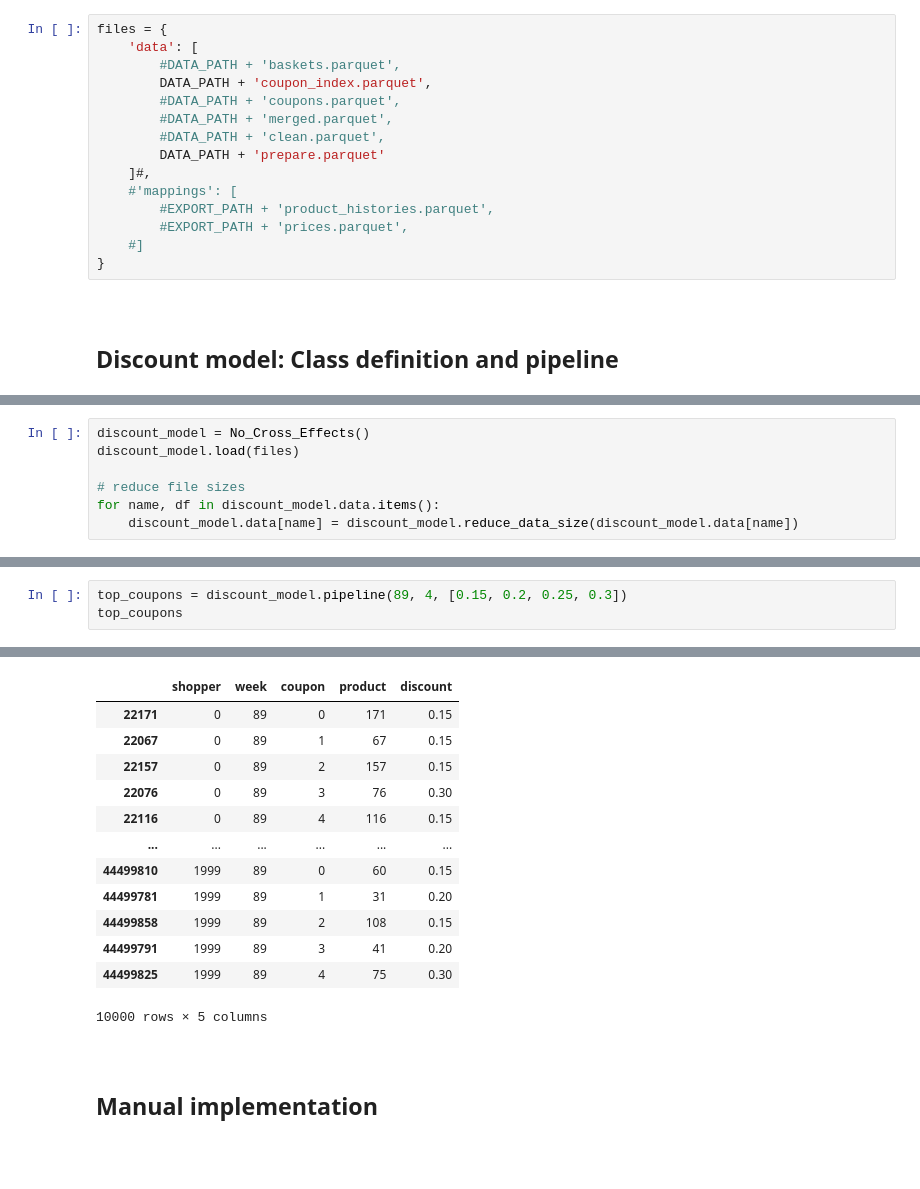
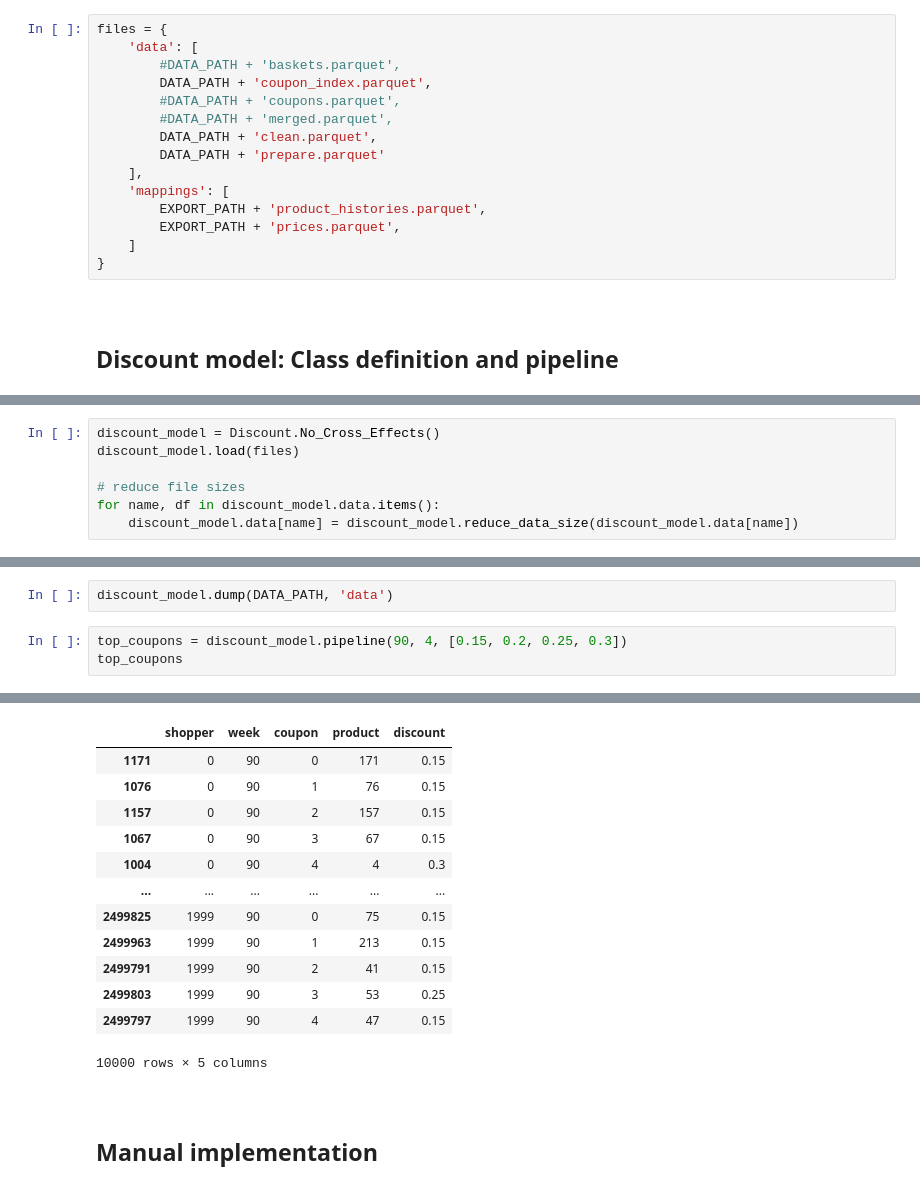
Before and after one commit to leonhagel/mlim-g2, a Jupyter notebook: code/00_archive/discount-model_20210215_discounts-without-cross-effects_lha.ipynb, the cells around one changed output, grey strips where cells are left out. Cells and saved outputs as stored; diff of their text form; blank space fills up the shorter version.

Commit message:
Update: Pipeline description + complete pipeline demo
current pipeline took 21 min to build from scratch; prepare only on weeks 86 to 90 + pricemap only on shoppers 0 to 1999

```diff
--- a/code/discount-model_20210215_discounts-without-cross-effects_lha.ipynb
+++ b/code/00_archive/discount-model_20210215_discounts-without-cross-effects_lha.ipynb
@@ -17,13 +18,13 @@ files = {
         DATA_PATH + 'coupon_index.parquet',
         #DATA_PATH + 'coupons.parquet',
         #DATA_PATH + 'merged.parquet',
-        #DATA_PATH + 'clean.parquet',
+        DATA_PATH + 'clean.parquet',
         DATA_PATH + 'prepare.parquet'
-    ]#,
-    #'mappings': [
-        #EXPORT_PATH + 'product_histories.parquet',
-        #EXPORT_PATH + 'prices.parquet',
-    #]
+    ],
+    'mappings': [
+        EXPORT_PATH + 'product_histories.parquet',
+        EXPORT_PATH + 'prices.parquet',
+    ]
 }
 # %% [markdown]
 <br>
@@ -121,5 +33,5 @@ class No_Cross_Effects(Purchase_Probabilities):
 # %%
-discount_model = No_Cross_Effects()
+discount_model = Discount.No_Cross_Effects()
 discount_model.load(files)
 
 # reduce file sizes
@@ -128,4 +61,6 @@ for name, df in discount_model.data.items():
+# %%
+discount_model.dump(DATA_PATH, 'data')
 # %%
-top_coupons = discount_model.pipeline(89, 4, [0.15, 0.2, 0.25, 0.3])
+top_coupons = discount_model.pipeline(90, 4, [0.15, 0.2, 0.25, 0.3])
 top_coupons
 # %% [output]
@@ -133,15 +68,15 @@ top_coupons
 |  | shopper | week | coupon | product | discount |
-| 22171 | 0 | 89 | 0 | 171 | 0.15 |
-| 22067 | 0 | 89 | 1 | 67 | 0.15 |
-| 22157 | 0 | 89 | 2 | 157 | 0.15 |
-| 22076 | 0 | 89 | 3 | 76 | 0.30 |
-| 22116 | 0 | 89 | 4 | 116 | 0.15 |
+| 1171 | 0 | 90 | 0 | 171 | 0.15 |
+| 1076 | 0 | 90 | 1 | 76 | 0.15 |
+| 1157 | 0 | 90 | 2 | 157 | 0.15 |
+| 1067 | 0 | 90 | 3 | 67 | 0.15 |
+| 1004 | 0 | 90 | 4 | 4 | 0.3 |
 | ... | ... | ... | ... | ... | ... |
-| 44499810 | 1999 | 89 | 0 | 60 | 0.15 |
-| 44499781 | 1999 | 89 | 1 | 31 | 0.20 |
-| 44499858 | 1999 | 89 | 2 | 108 | 0.15 |
-| 44499791 | 1999 | 89 | 3 | 41 | 0.20 |
-| 44499825 | 1999 | 89 | 4 | 75 | 0.30 |
+| 2499825 | 1999 | 90 | 0 | 75 | 0.15 |
+| 2499963 | 1999 | 90 | 1 | 213 | 0.15 |
+| 2499791 | 1999 | 90 | 2 | 41 | 0.15 |
+| 2499803 | 1999 | 90 | 3 | 53 | 0.25 |
+| 2499797 | 1999 | 90 | 4 | 47 | 0.15 |
 10000 rows × 5 columns
 # %% [markdown]
 <br>
```
Also changed, not shown: parts of 4 cells of this notebook, 8 other files.
